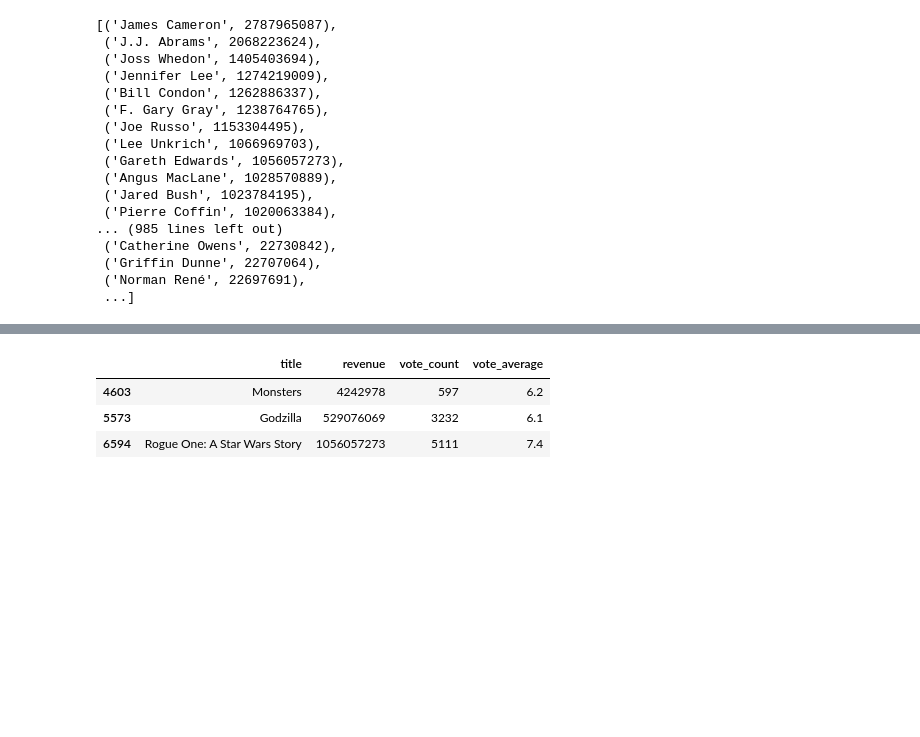
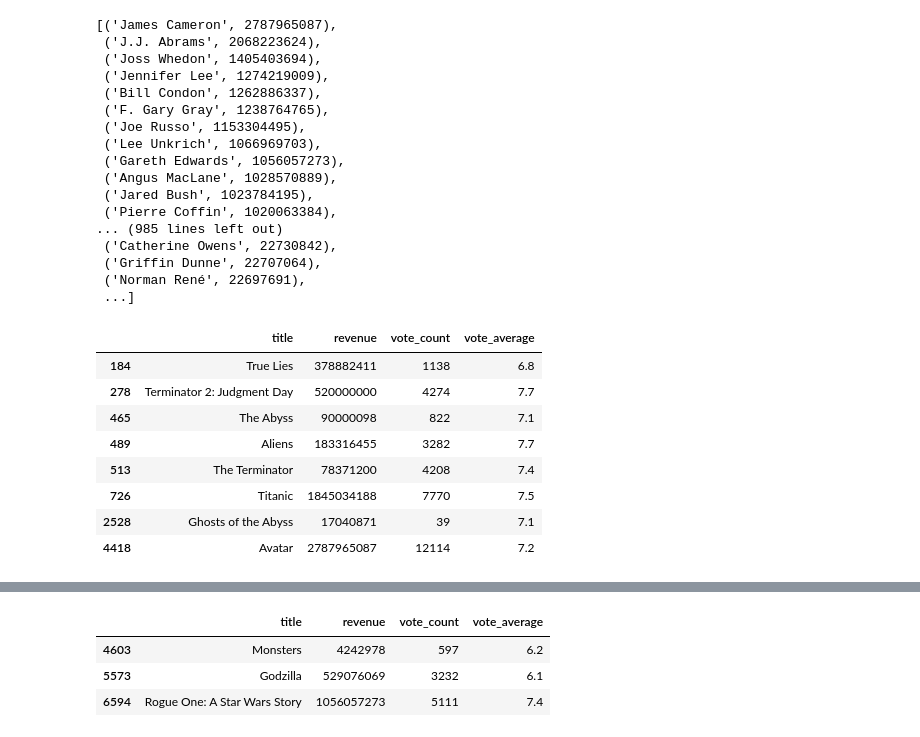
Before and after one commit to hashtagSELFIE/That-s-a-Wrap, a Jupyter notebook: Notebook/completed_movie_database_for_PSIT_parser.ipynb, the cells around one changed output, grey strips where cells are left out. Saved outputs shown, nothing was run; the diff lists cells and outputs as text; code cells hidden in the pictures; blank space fills up the shorter version.

```diff
--- a/Notebook/completed_movie_database_for_PSIT_parser.ipynb
+++ b/Notebook/completed_movie_database_for_PSIT_parser.ipynb
@@ -189,3 +189,15 @@ sorted_d
  ('Griffin Dunne', 22707064),
  ('Norman René', 22697691),
  ...]
+# %%
+test.loc[test['director'] == 'James Cameron', ['title', 'revenue', "vote_count", "vote_average"]]
+# %% [output]
+|  | title | revenue | vote_count | vote_average |
+| 184 | True Lies | 378882411 | 1138 | 6.8 |
+| 278 | Terminator 2: Judgment Day | 520000000 | 4274 | 7.7 |
+| 465 | The Abyss | 90000098 | 822 | 7.1 |
+| 489 | Aliens | 183316455 | 3282 | 7.7 |
+| 513 | The Terminator | 78371200 | 4208 | 7.4 |
+| 726 | Titanic | 1845034188 | 7770 | 7.5 |
+| 2528 | Ghosts of the Abyss | 17040871 | 39 | 7.1 |
+| 4418 | Avatar | 2787965087 | 12114 | 7.2 |
```
Also changed, not shown: parts of 10 cells of this notebook.
